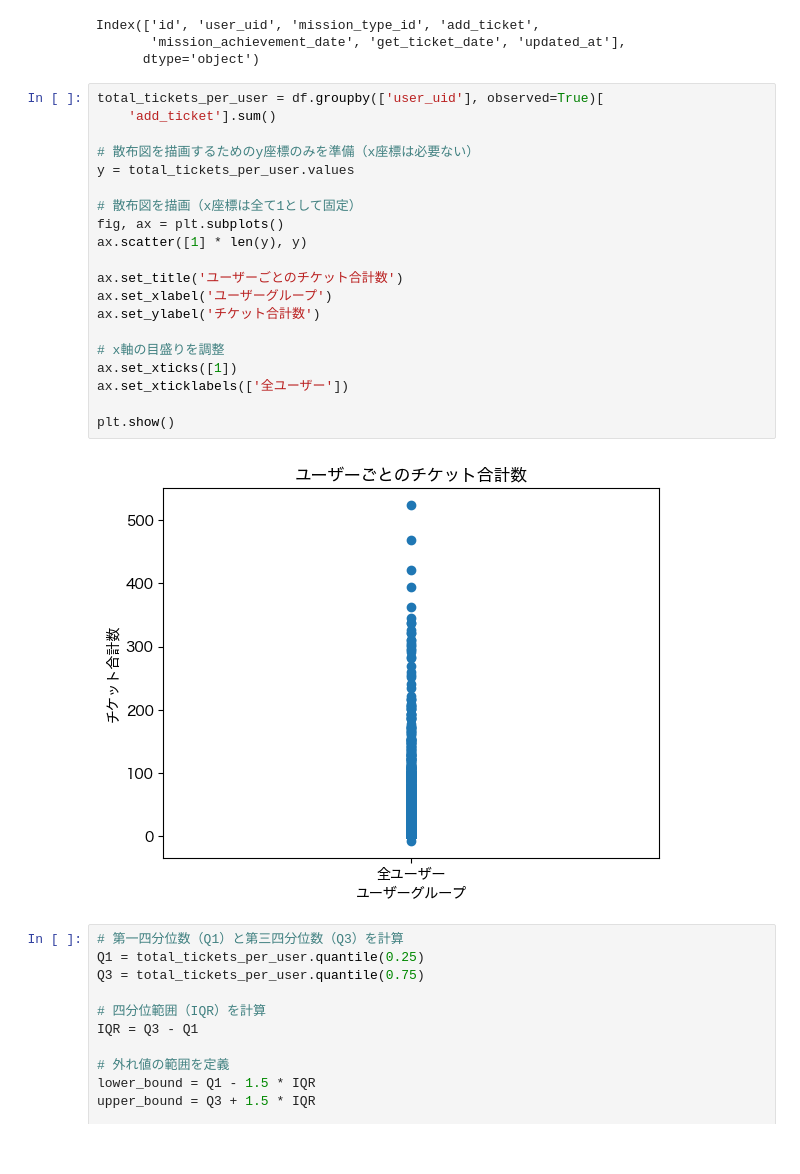
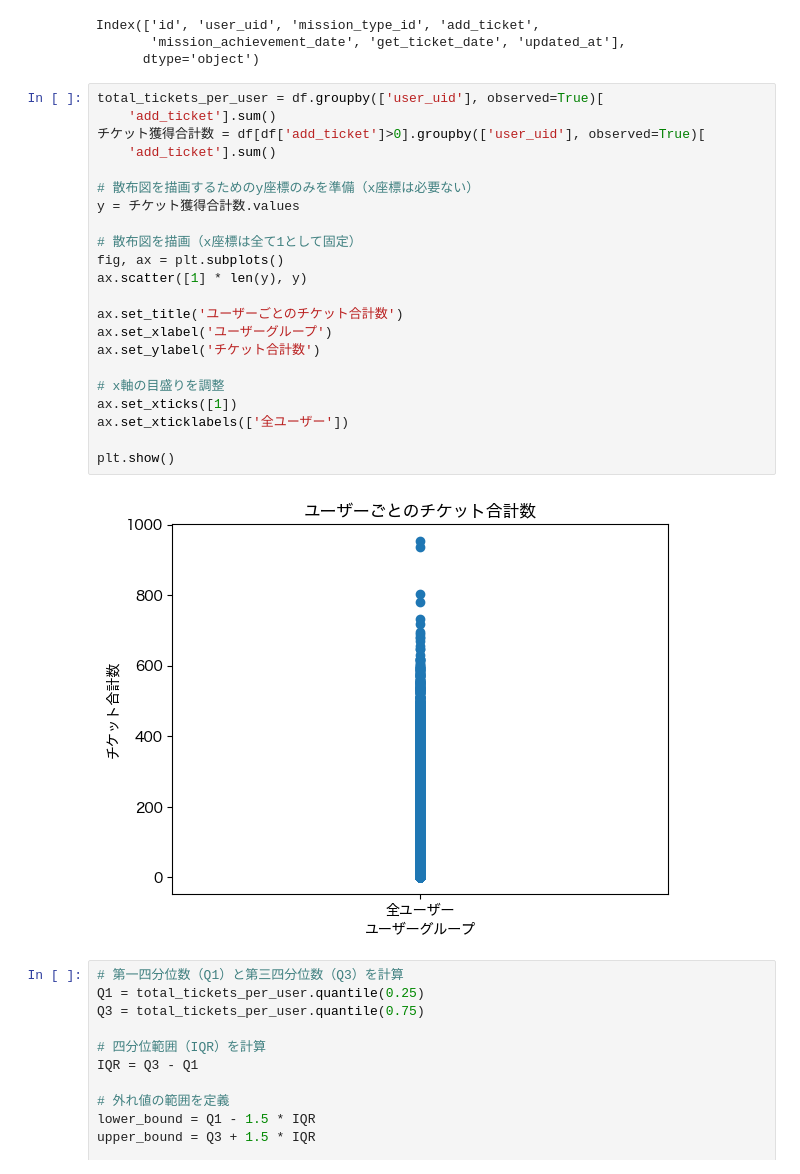
Before and after one commit to Naoya-Yasuda/MANABI_DX_QUEST_2023_PrePoC, a Jupyter notebook: notebook/visualization_gacha_history.ipynb, the cells around one changed output. Cells and saved outputs as stored; diff of their text form.

```diff
--- a/notebook/visualization_gacha_history.ipynb
+++ b/notebook/visualization_gacha_history.ipynb
@@ -48,25 +48,27 @@ Index(['id', 'user_uid', 'mission_type_id', 'add_ticket',
 # %%
 total_tickets_per_user = df.groupby(['user_uid'], observed=True)[
     'add_ticket'].sum()
+チケット獲得合計数 = df[df['add_ticket']>0].groupby(['user_uid'], observed=True)[
+    'add_ticket'].sum()
 
 # 散布図を描画するためのy座標のみを準備（x座標は必要ない）
-y = total_tickets_per_user.values
+y = チケット獲得合計数.values
 
 # 散布図を描画（x座標は全て1として固定）
 fig, ax = plt.subplots()
 ax.scatter([1] * len(y), y)
 
 ax.set_title('ユーザーごとのチケット合計数')
 ax.set_xlabel('ユーザーグループ')
 ax.set_ylabel('チケット合計数')
 
 # x軸の目盛りを調整
 ax.set_xticks([1])
 ax.set_xticklabels(['全ユーザー'])
 
 plt.show()
 # %% [output]
-[figure, old version]
+[figure, new version]
 # %%
 # 第一四分位数（Q1）と第三四分位数（Q3）を計算
 Q1 = total_tickets_per_user.quantile(0.25)
```
Also changed, not shown: parts of 10 cells of this notebook, 1 other file.
